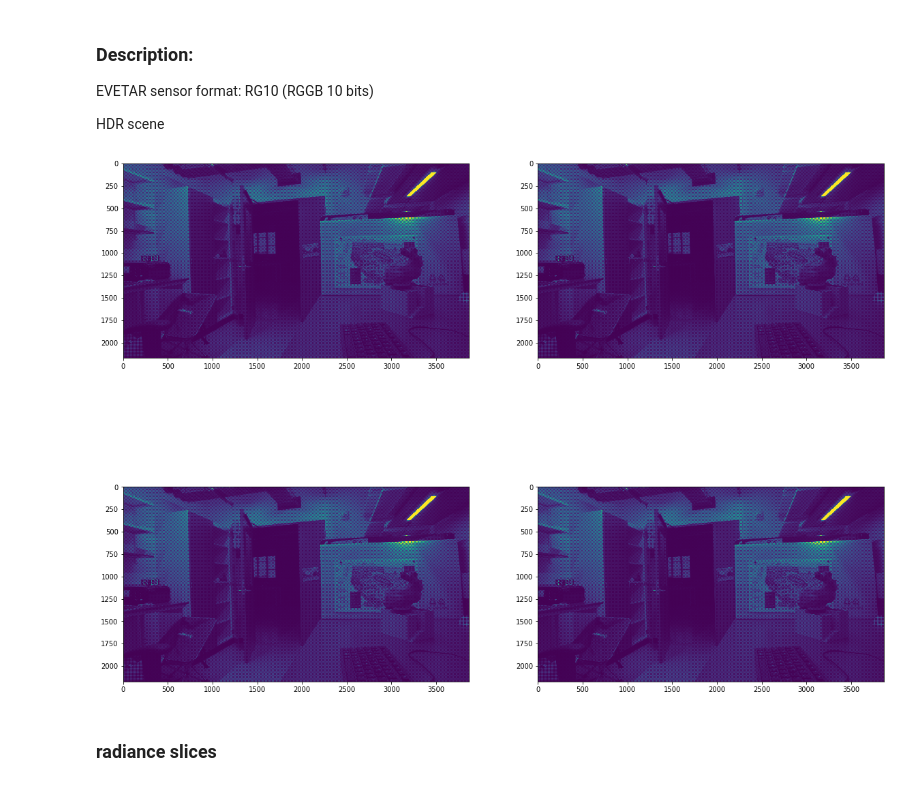
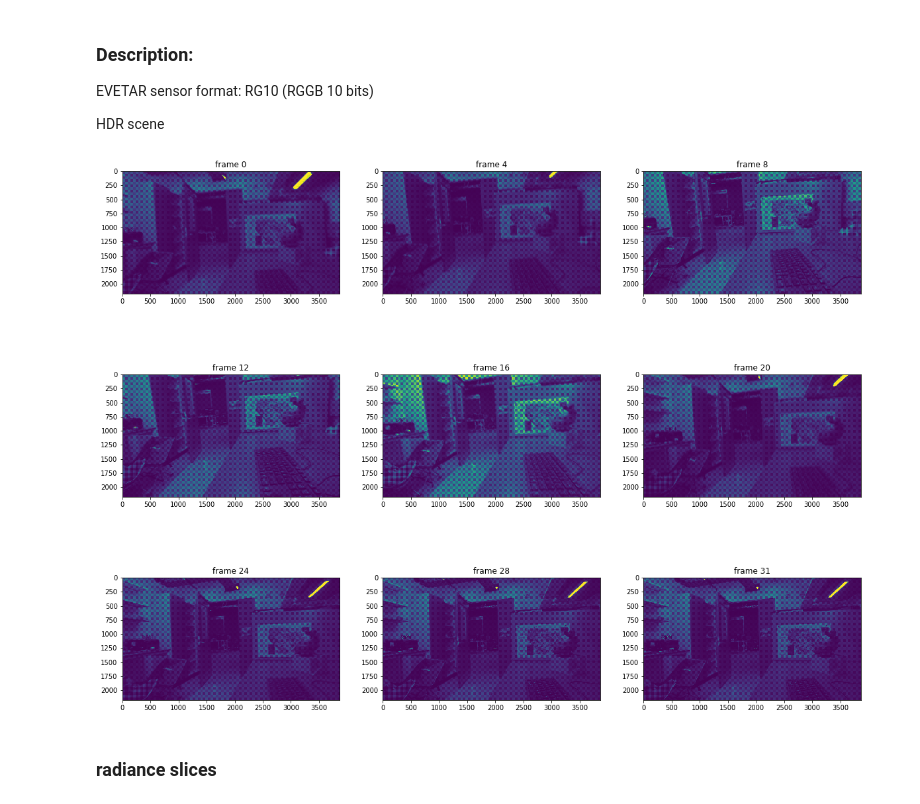
Before and after one commit to cianhwang/hdr_video, a Jupyter notebook: static_videos/read_raw_videos.ipynb, the cells around one changed output. Saved outputs shown, nothing was run; the diff lists cells and outputs as text; code cells hidden in the pictures.

```diff
--- a/static_videos/read_raw_videos.ipynb
+++ b/static_videos/read_raw_videos.ipynb
@@ -19,15 +19,3 @@ import matplotlib.pyplot as plt
 import sys
 sys.path.append('../')
 from utils import read_raw, print_stat
-# %%
-rIm=read_raw("hdr_frame64_static.raw",
-             frame = 10, rows=1087*2, runL=3968)
-
-fig, ax = plt.subplots(2, 2, figsize=(20, 16))
-ax[0][0].imshow(rIm[0])
-ax[0][1].imshow(rIm[6])
-ax[1][0].imshow(rIm[7])
-ax[1][1].imshow(rIm[8])
-plt.show()
-# %% [output]
-[figure, removed]
@@ -34,3 +26,12 @@ plt.show()
+# %%
+fig, ax = plt.subplots(3, 3, figsize=(20, 16))
+for i in range(3):
+    for j in range(3):
+        ax[i][j].imshow(rIm[min(i*12+j*4, n_frames-1)])
+        ax[i][j].set_title("frame {}".format(min(i*12+j*4, n_frames-1)))
+plt.show()
+# %% [output]
+[figure, added]
 # %% [markdown]
 ### radiance slices
 # %%
```
Also changed, not shown: parts of 5 cells of this notebook.
